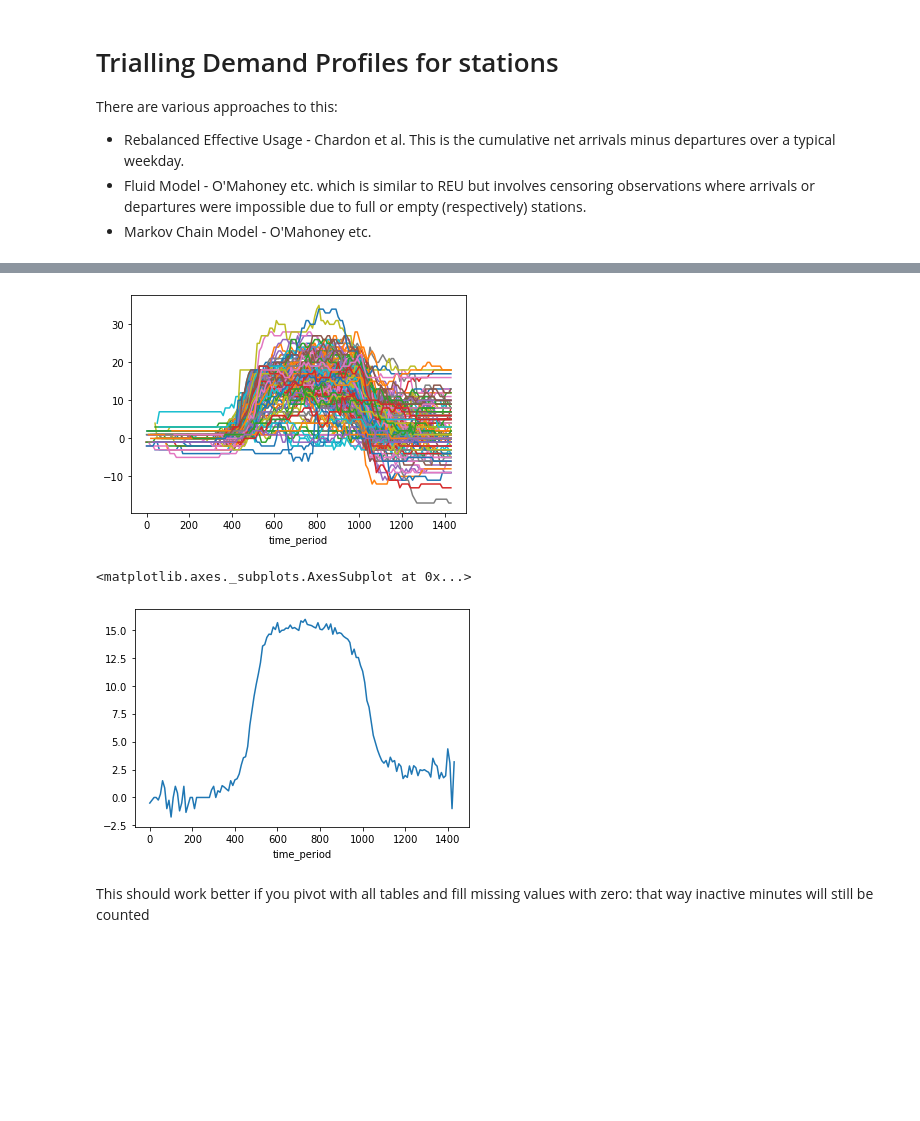
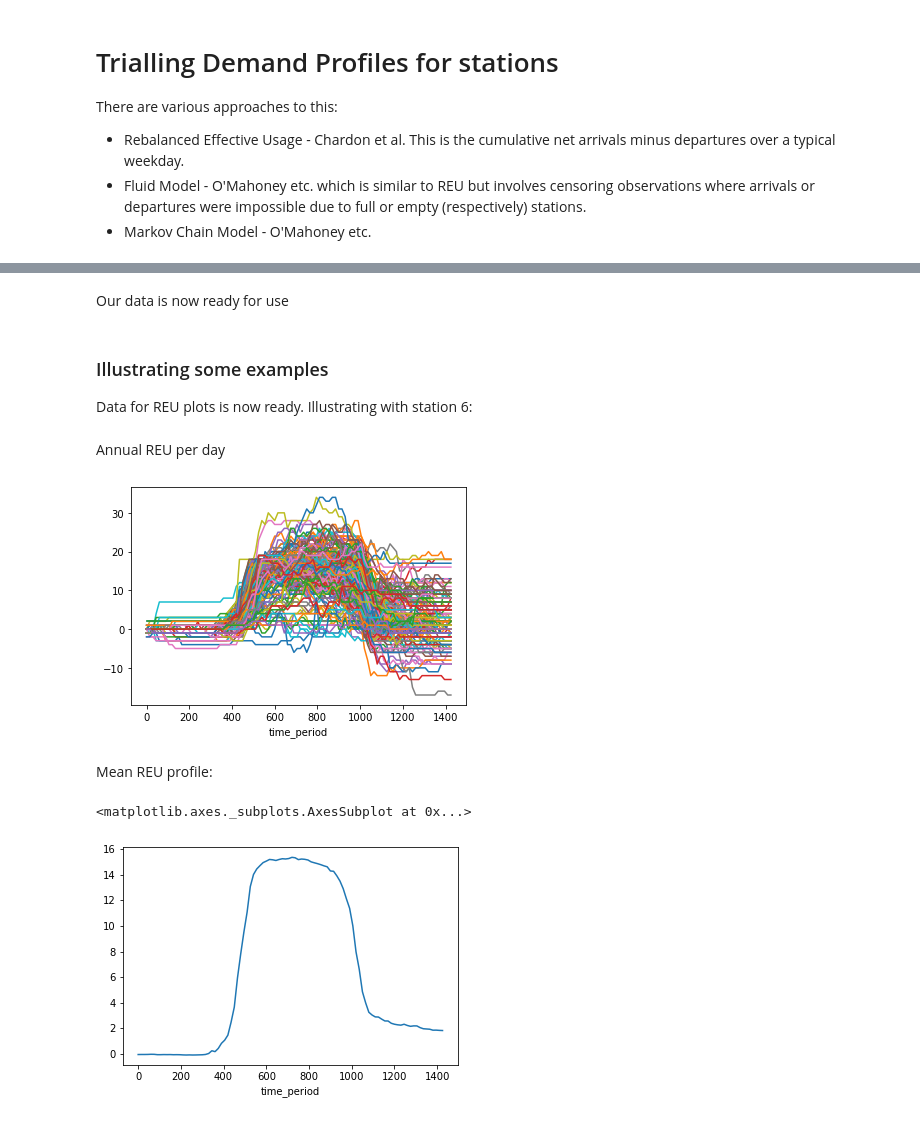
Before and after one commit to Peppers16/tfl_bike_project, a Jupyter notebook: notebooks/Demand Profiles MSP-6.ipynb, the cells around one changed output, grey strips where cells are left out. Saved outputs shown, nothing was run; the diff lists cells and outputs as text; code cells hidden in the pictures; blank space fills up the shorter version.

Commit message:
Refined REU profiles, exported, and inferred capacities from them MSP-6

```diff
--- a/notebooks/Demand Profiles MSP-6.ipynb
+++ b/notebooks/Demand Profiles MSP-6.ipynb
@@ -349,0 +140,3 @@ df3['cumi_net'] = df3['cumi_arrivals'] - df3['cumi_departures']
+# %%
+piv5.iloc[:,0].fillna(0, inplace=True)
+piv5.head()
@@ -349,0 +154,3 @@ df3['cumi_net'] = df3['cumi_arrivals'] - df3['cumi_departures']
+# %%
+piv5.ffill(axis=1, inplace=True)
+piv5.head()
@@ -349,0 +168,3 @@ df3['cumi_net'] = df3['cumi_arrivals'] - df3['cumi_departures']
+# %%
+piv5 = piv5.stack().unstack(level=-2)
+piv5.head()
@@ -349,0 +179,3 @@ df3['cumi_net'] = df3['cumi_arrivals'] - df3['cumi_departures']
+# %%
+piv5['cumi_net'] = piv5['cumi_arrivals'] - piv5['cumi_departures']
+piv5.head()
@@ -350,11 +190,23 @@ df3['cumi_net'] = df3['cumi_arrivals'] - df3['cumi_departures']
+# %% [markdown]
+Our data is now ready for use
+# %% [markdown]
+### Illustrating some examples
+
+Data for REU plots is now ready. Illustrating with station 6:
+# %% [markdown]
+Annual REU per day
 # %%
-df3[df3.station==6].pivot_table(index='time_period', columns='day_of_year', values='cumi_net').ffill().plot(legend=False);
+piv5.xs(6) \
+    .pivot_table(index='time_period', columns='day_of_year', values='cumi_net') \
+    .plot(legend=False);
 # %% [output]
-[figure, old version]
+[figure, new version]
+# %% [markdown]
+Mean REU profile:
 # %%
-df3[df3.station==6].pivot_table(index='time_period', columns='day_of_year', values='cumi_net').mean(axis=1).plot()
+piv5.xs(6) \
+    .pivot_table(index='time_period', columns='day_of_year', values='cumi_net') \
+    .mean(axis=1).plot()
 # %% [output]
 <matplotlib.axes._subplots.AxesSubplot at 0x...>
-[figure, old version]
+[figure, new version]
-# %% [markdown]
-This should work better if you pivot with all tables and fill missing values with zero: that way inactive minutes will still be counted
```
Also changed, not shown: parts of 78 cells of this notebook, 1 other file.
